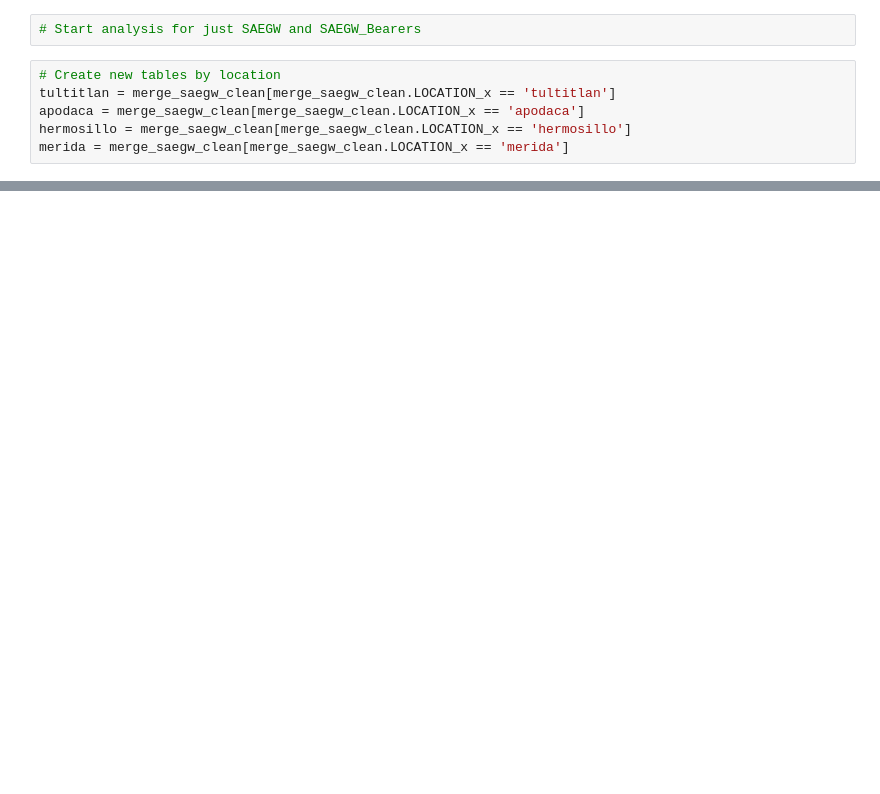
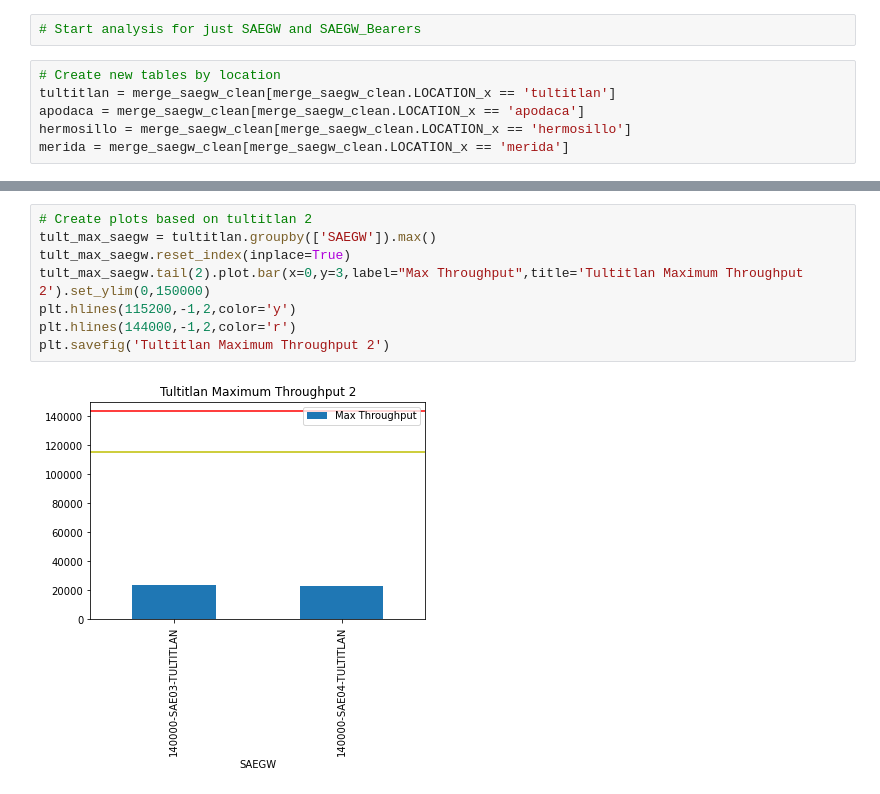
Before and after one commit to fedelpz96/Project_1, a Jupyter notebook: branch_fede.ipynb, the cells around one changed output, grey strips where cells are left out. Cells and saved outputs as stored; diff of their text form; blank space fills up the shorter version.

```diff
--- a/branch_fede.ipynb
+++ b/branch_fede.ipynb
@@ -69 +44,11 @@ tult_max_saegw
+# %%
+# Create plots based on tultitlan 2
+tult_max_saegw = tultitlan.groupby(['SAEGW']).max()
+tult_max_saegw.reset_index(inplace=True)
+tult_max_saegw.tail(2).plot.bar(x=0,y=3,label="Max Throughput",title='Tultitlan Maximum Throughput 2').set_ylim(0,150000)
+plt.hlines(115200,-1,2,color='y')
+plt.hlines(144000,-1,2,color='r')
+plt.savefig('Tultitlan Maximum Throughput 2')
+# %% [output]
+[figure, added]
 # %%
```
Also changed, not shown: parts of 15 cells of this notebook.
